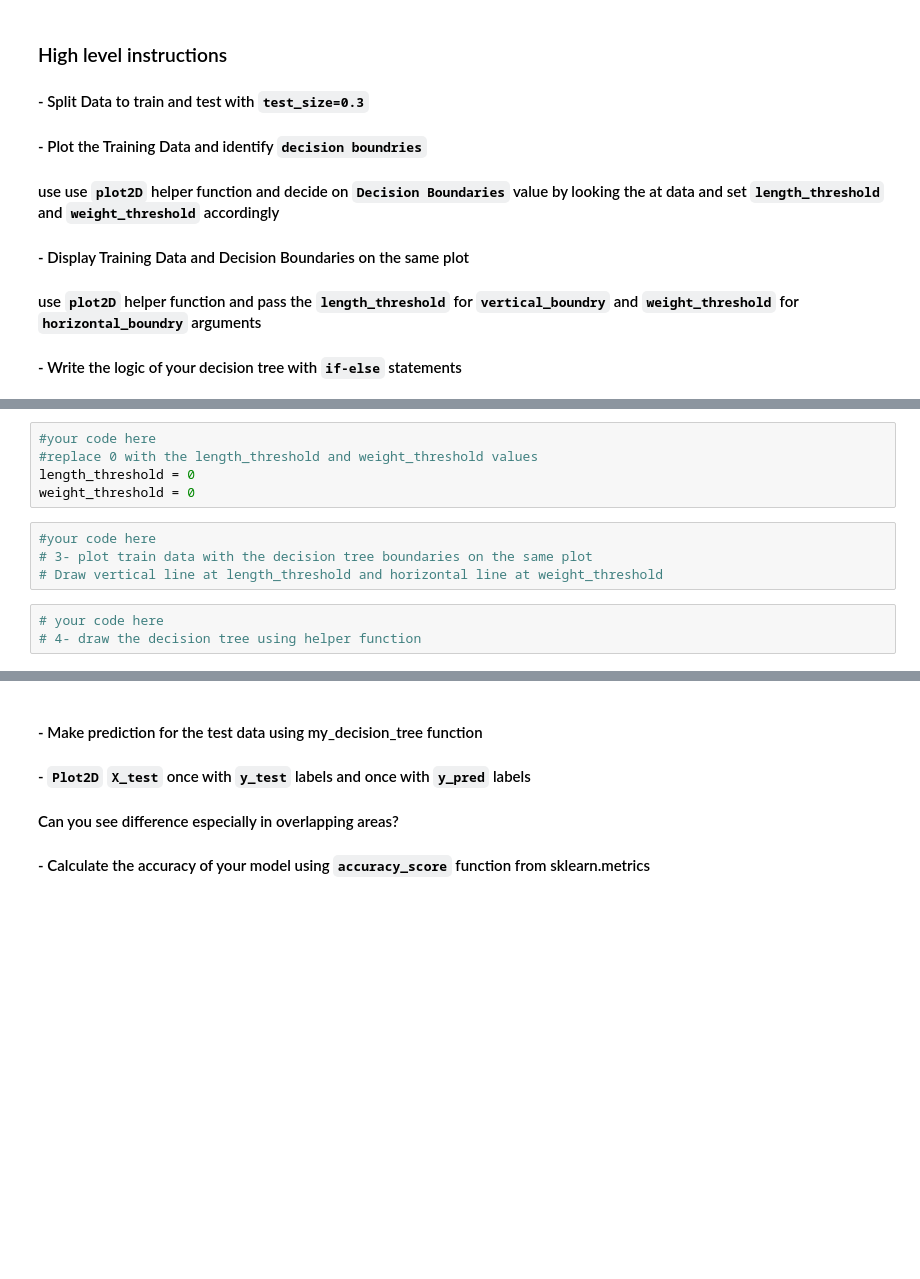
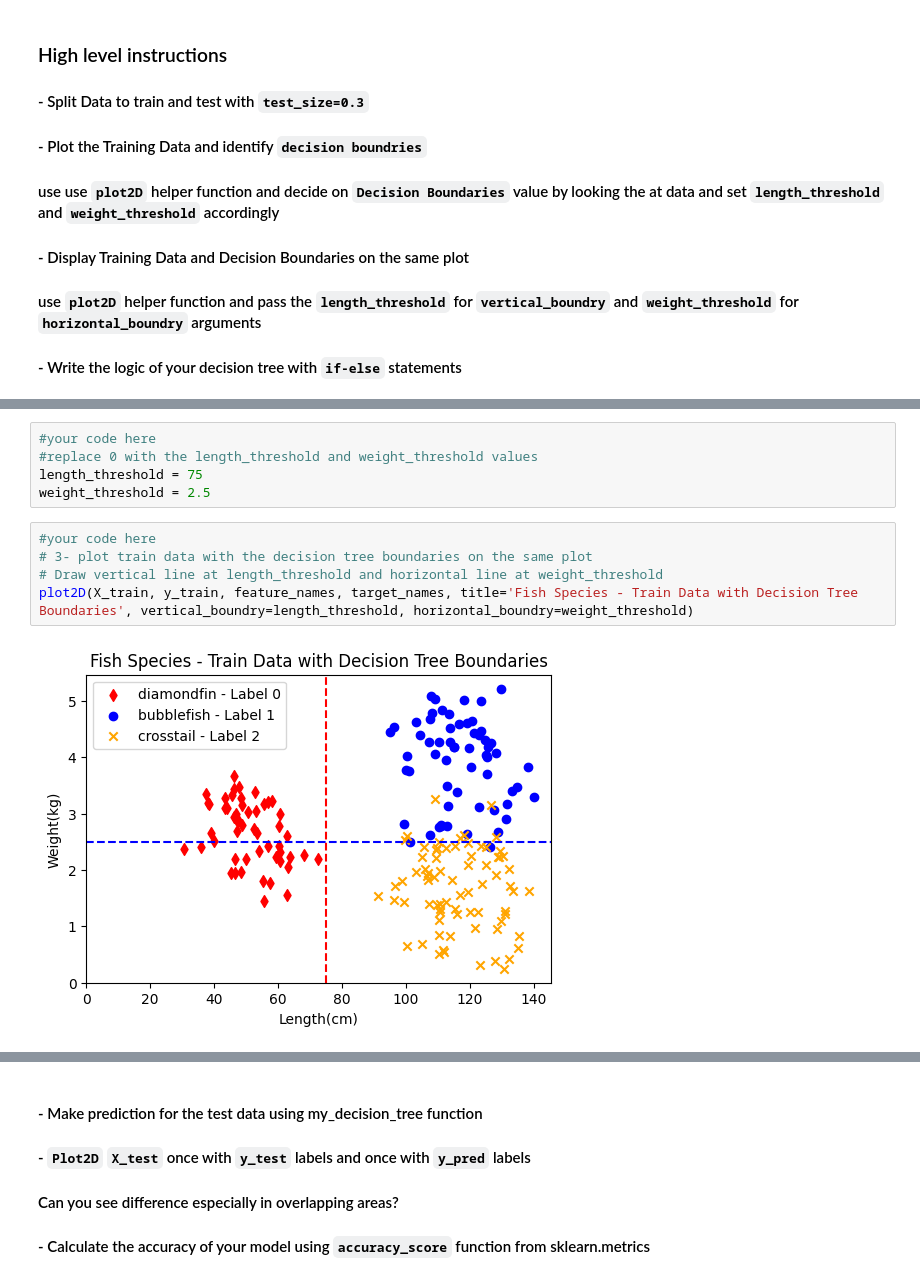
Before and after one commit to kamrik/PyData2024, a Jupyter notebook: 6-Review/lab6_review.ipynb, the cells around one changed output, grey strips where cells are left out. Saved outputs shown, nothing was run; the diff lists cells and outputs as text; blank space fills up the shorter version.

```diff
--- a/6-Review/lab6_review.ipynb
+++ b/6-Review/lab6_review.ipynb
@@ -125,14 +132,14 @@ feature_names = ['Length(cm)', 'Weight(kg)']
 # %%
 #your code here
 #replace 0 with the length_threshold and weight_threshold values
-length_threshold = 0
-weight_threshold = 0
+length_threshold = 75
+weight_threshold = 2.5
 # %%
 #your code here
 # 3- plot train data with the decision tree boundaries on the same plot
 # Draw vertical line at length_threshold and horizontal line at weight_threshold
+plot2D(X_train, y_train, feature_names, target_names, title='Fish Species - Train Data with Decision Tree Boundaries', vertical_boundry=length_threshold, horizontal_boundry=weight_threshold)
+# %% [output]
+[figure, added]
-# %%
-# your code here
-# 4- draw the decision tree using helper function
 # %%
 #your code here
```
Also changed, not shown: parts of 4 cells of this notebook.
